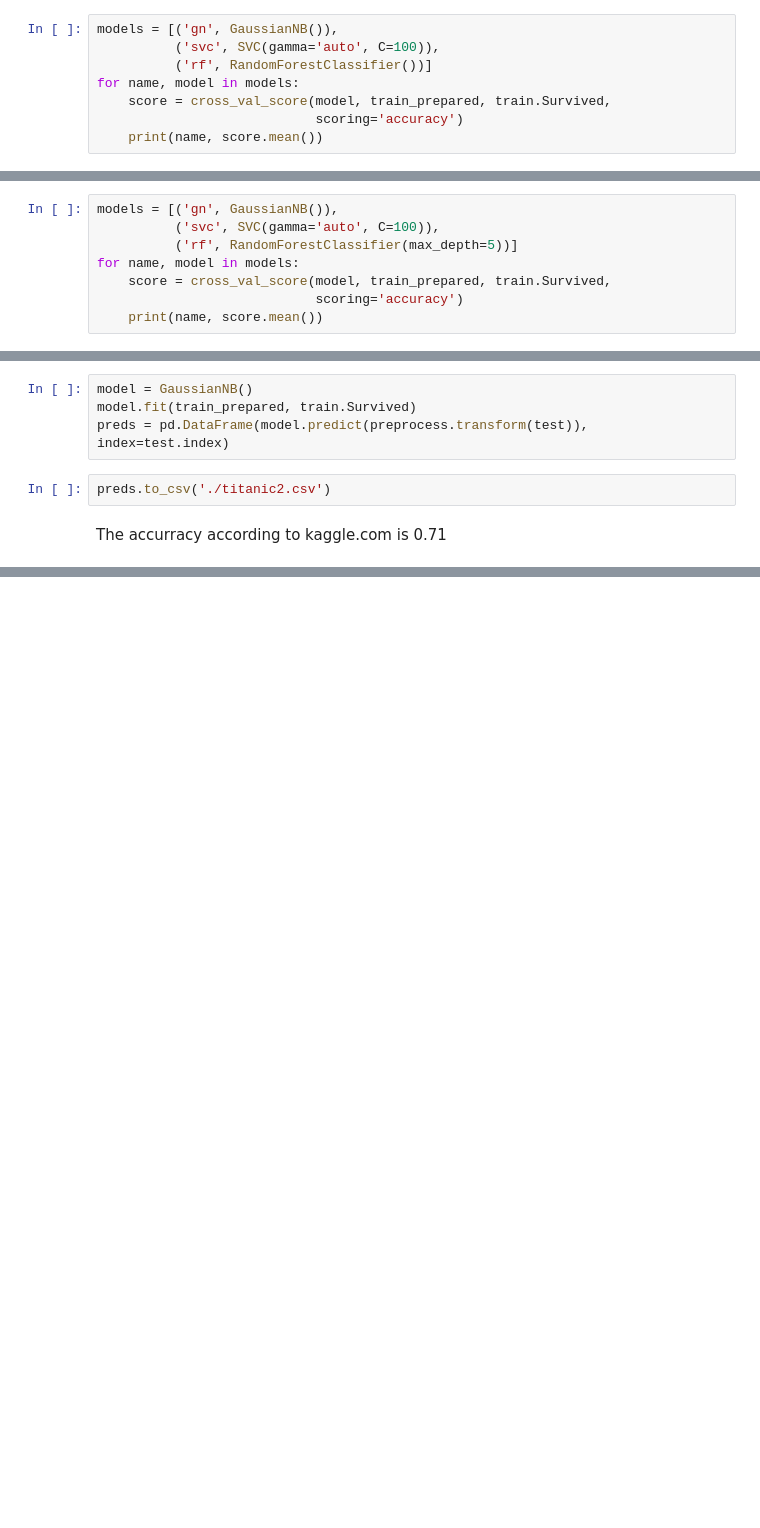
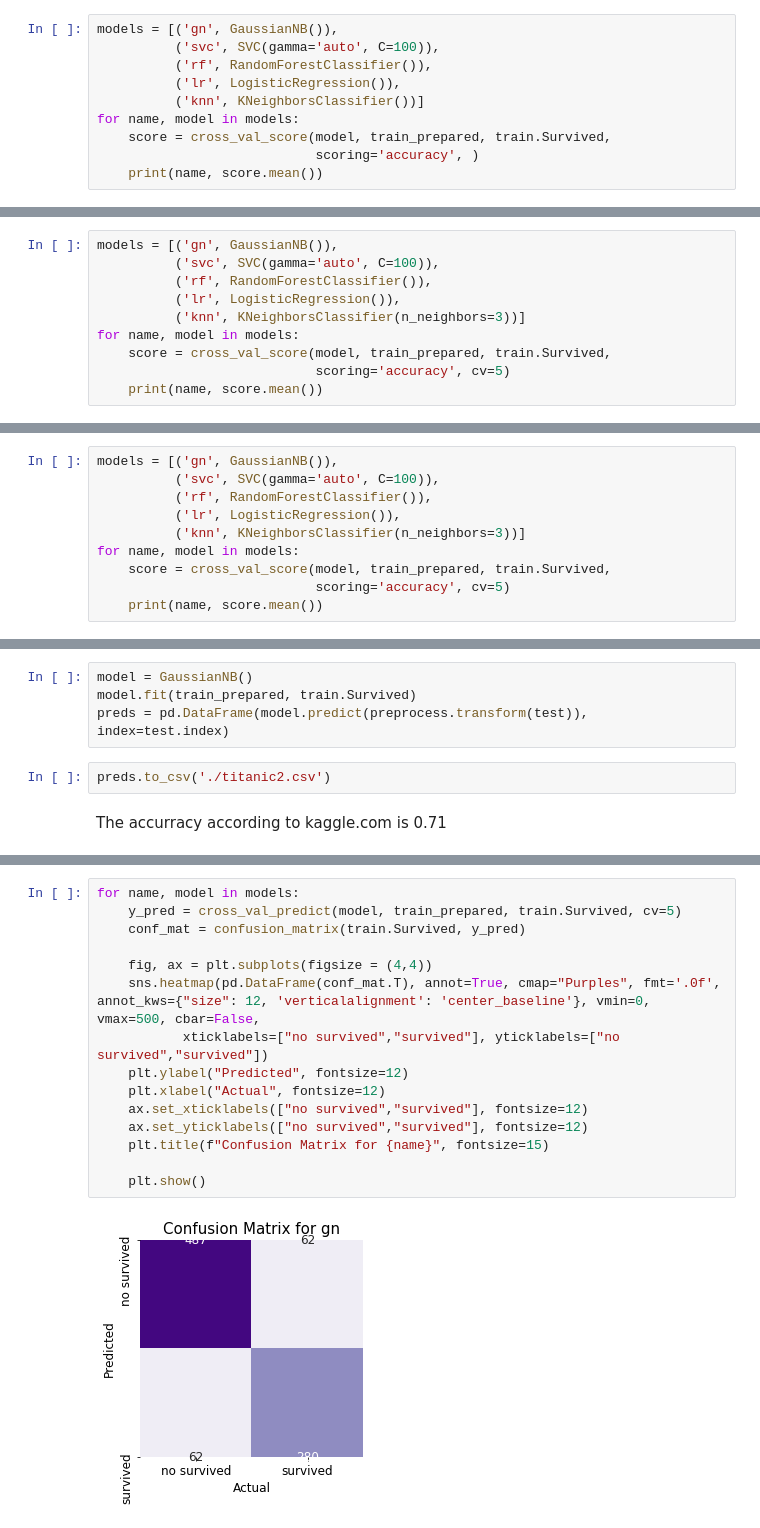
Before and after one commit to kwro/Classification-on-Titanic-dataset, a Jupyter notebook: Titanic Classification.ipynb, the cells around one changed output, grey strips where cells are left out. Saved outputs shown, nothing was run; the diff lists cells and outputs as text; blank space fills up the shorter version.

```diff
--- a/Titanic Classification.ipynb
+++ b/Titanic Classification.ipynb
@@ -160,9 +165,11 @@ Then I apply a few models on cross validated train data.
 # %%
 models = [('gn', GaussianNB()),
           ('svc', SVC(gamma='auto', C=100)),
-          ('rf', RandomForestClassifier())]
+          ('rf', RandomForestClassifier()),
+          ('lr', LogisticRegression()),
+          ('knn', KNeighborsClassifier())]
 for name, model in models:
     score = cross_val_score(model, train_prepared, train.Survived,
-                            scoring='accuracy')
+                            scoring='accuracy', )
     print(name, score.mean())
 # %% [output]
@@ -171,0 +181,10 @@ rf 0.9595819471470717
+# %%
+models = [('gn', GaussianNB()),
+          ('svc', SVC(gamma='auto', C=100)),
+          ('rf', RandomForestClassifier()),
+          ('lr', LogisticRegression()),
+          ('knn', KNeighborsClassifier(n_neighbors=3))]
+for name, model in models:
+    score = cross_val_score(model, train_prepared, train.Survived,
+                            scoring='accuracy', cv=5)
+    print(name, score.mean())
@@ -183,9 +208,11 @@ train_prepared = preprocess.fit_transform(train.iloc[:, 1:])
 # %%
 models = [('gn', GaussianNB()),
           ('svc', SVC(gamma='auto', C=100)),
-          ('rf', RandomForestClassifier(max_depth=5))]
+          ('rf', RandomForestClassifier()),
+          ('lr', LogisticRegression()),
+          ('knn', KNeighborsClassifier(n_neighbors=3))]
 for name, model in models:
     score = cross_val_score(model, train_prepared, train.Survived,
-                            scoring='accuracy')
+                            scoring='accuracy', cv=5)
     print(name, score.mean())
 # %% [output]
@@ -205,0 +238,17 @@ The accurracy according to kaggle.com is 0.71
+# %%
+for name, model in models:
+    y_pred = cross_val_predict(model, train_prepared, train.Survived, cv=5)
+    conf_mat = confusion_matrix(train.Survived, y_pred)
+
+    fig, ax = plt.subplots(figsize = (4,4))
+    sns.heatmap(pd.DataFrame(conf_mat.T), annot=True, cmap="Purples", fmt='.0f', annot_kws={"size": 12, 'verticalalignment': 'center_baseline'}, vmin=0, vmax=500, cbar=False,
+           xticklabels=["no survived","survived"], yticklabels=["no survived","survived"])
+    plt.ylabel("Predicted", fontsize=12)
+    plt.xlabel("Actual", fontsize=12)
+    ax.set_xticklabels(["no survived","survived"], fontsize=12)
+    ax.set_yticklabels(["no survived","survived"], fontsize=12)
+    plt.title(f"Confusion Matrix for {name}", fontsize=15)
+
+    plt.show()
+# %% [output]
+[figure, added]
```
Also changed, not shown: parts of 8 cells of this notebook.
